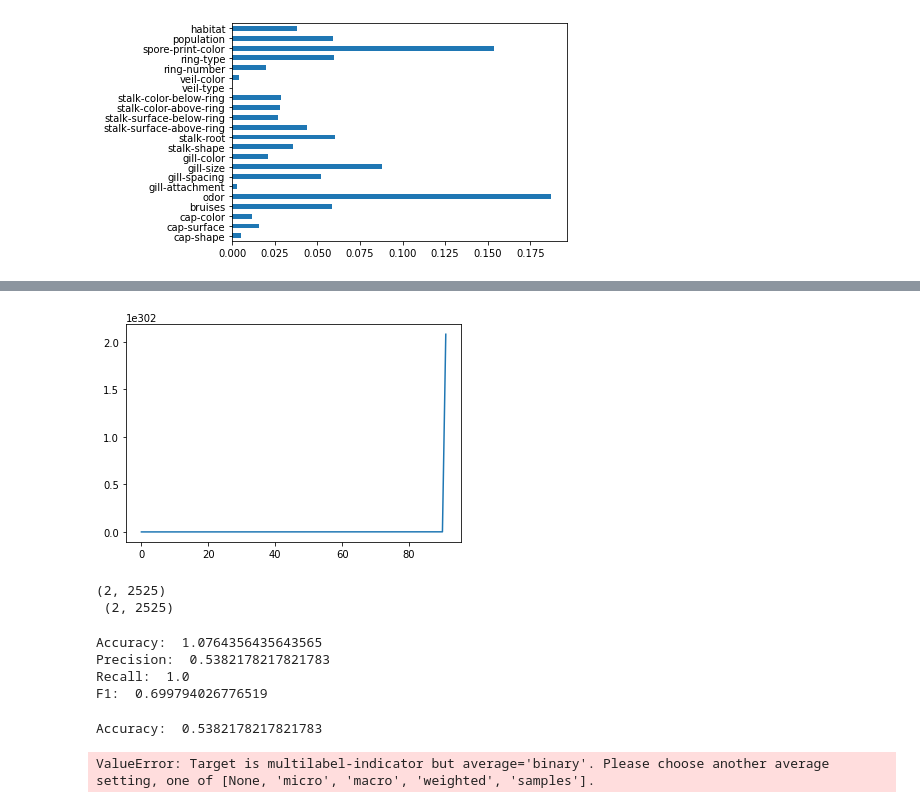
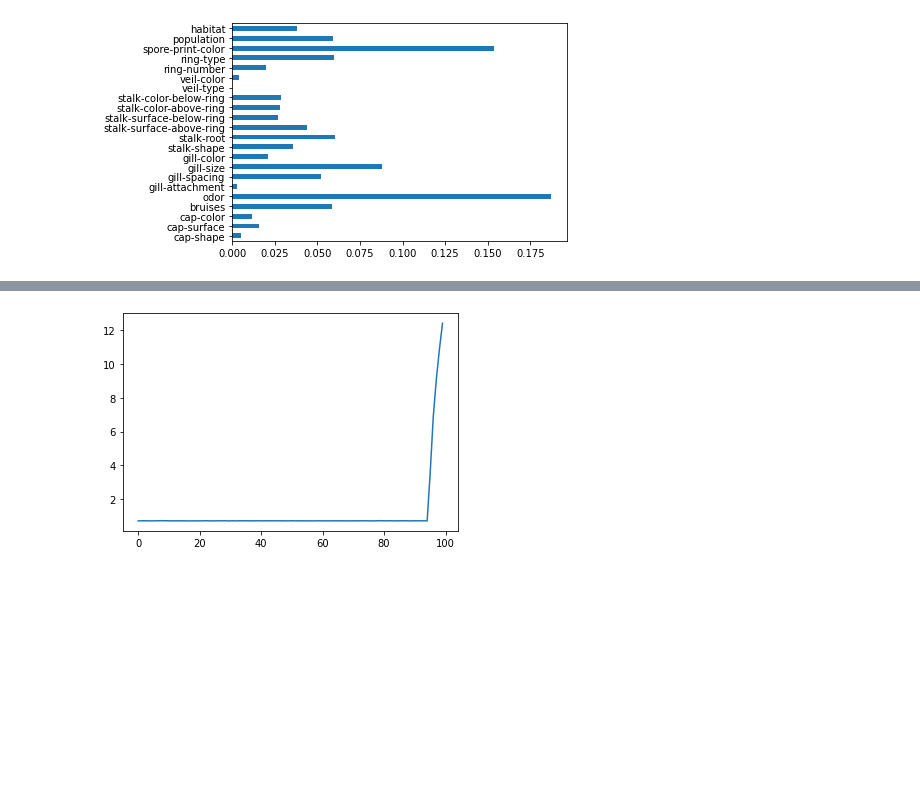
Before and after one commit to va1korion/AI_fundamentals, a Jupyter notebook: lab2/Shrooms.ipynb, the cells around one changed output, grey strips where cells are left out. Cells and saved outputs as stored; diff of their text form; code cells hidden in the pictures; blank space fills up the shorter version.

```diff
--- a/lab2/Shrooms.ipynb
+++ b/lab2/Shrooms.ipynb
@@ -108,23 +105,26 @@ class Network:
 
     # binary cross-entropy
     def bce(self, y_pred, y):
-        p = y
-        q = y_pred + 1e-8
-        ans = (q - p)/(q * (1 - q)) + np.log((1 - q) / q)
+        ans = -1 * (y * np.log(y_pred) + (1-y)*np.log(1-y_pred))
         return np.mean(ans)
 
     # and its derivative
     def dbce(self, y_pred, y):
-        p = y
         q = y_pred + 1e-8
-        ans = (q - p)/(q * (1 - q)) + np.log((1 - q) / q)
+        p = y + 1e-8
+        ans = (q - p)/(q * (1 - q)) + np.log(np.abs((1 - q) / q))
+        # ans = (q - p)/(q * (1 - q))
+        # ans = np.log(np.abs((1 - q) / q))
+        #print("DBCE")
+        #print("pred: "+ str(p)+ " actual: "+str(q)+" delta: "+str(np.mean(ans)))
         return ans
 
+    #sigmoid
     def f(self, x):
         return 1/(1+np.exp(-x))
 
     def df(self, x):
-        return self.f(x)*(1-self.f(x))
+        return np.exp(x)/np.square(1+np.exp(x))
 
     def tanh(self, x):
         return np.tanh(x)
@@ -137,10 +137,10 @@ class Network:
         self.batch_size = batch
         self.lr = learning_rate
     # functions
-        self.activation_fn = self.tanh
-        self.activation_dfn = self.dtanh
-        self.loss_fn = self.mse
-        self.loss_dfn = self.dmse
+        self.activation_fn = self.f
+        self.activation_dfn = self.df
+        self.loss_fn = self.bce
+        self.loss_dfn = self.dbce
     # parameters
         self.W = self._init_weights(architecture)
         self.b = self._init_biases(architecture)
@@ -206,23 +206,25 @@ class Network:
 
 
     def predict(self, X):
-        a = X.reshape(22, X.shape[0])
+        a = X.reshape(X.shape[1], X.shape[0])
         # compute hidden and output layers
         for i in range(self.depth):
             a = np.matmul(self.W[i], a) + self.b[i]
-            if i != self.depth-1:
+            if i != self.depth:
                 a = self.activation_fn(a)
         return a
 # %%
 X_train, X_test, y_train, y_test = train_test_split(X, Y, test_size=0.3, random_state=42)
 X_train = np.array(X_train)
 X_test = np.array(X_test)
+#y_train = np.array(y_train)
+#y_test = np.array(y_test)
 y_train = np.array(pd.get_dummies(np.array(y_train))).T
 y_test = np.array(pd.get_dummies(np.array(y_test))).T
 
 net_arch = (22, 14, 7, 2)
-net = Network(net_arch, 100, 0.0001)
-epoch_losses = net.train(X_train, y_train, epochs=150)
+net = Network(net_arch, 1, 0.001)
+epoch_losses = net.train(X_train, y_train, epochs=100)
 plt.plot(epoch_losses)
 print(f"First epoch loss - {epoch_losses[0]}\nLast epoch loss - {epoch_losses[-1]}")
 # %% [output]
@@ -231,4 +233,4 @@ Last epoch loss - nan
-[figure, old version]
+[figure, new version]
 # %%
 def R_square(y_pred, y):
     y_mean = np.mean(y)
@@ -260,25 +262,15 @@ ypred_test = net.predict(X_test)
 ypred_test.reshape(2525, 2)
 ypred_test = np.round(ypred_test)
 print(ypred_test.shape, '\n', y_test.shape)
+ypred_test
-# %% [output]
-(2, 2525)
- (2, 2525)
 # %%
 print('Accuracy: ', acc(y_test.T, ypred_test.T, [1, 0]))
 print('Precision: ', prec(y_test.T, ypred_test.T, [1, 0]))
 print('Recall: ', rec(y_test.T, ypred_test.T, [1, 0]))
 print('F1: ', f1(y_test.T, ypred_test.T, [1, 0]))
-# %% [output]
-Accuracy:  1.0764356435643565
-Precision:  0.5382178217821783
-Recall:  1.0
-F1:  0.699794026776519
 # %%
 from sklearn.metrics import precision_score, recall_score, f1_score, accuracy_score
 print('Accuracy: ', accuracy_score(y_test.T, ypred_test.T ))
 print('Precision: ', precision_score(y_test.T, ypred_test.T))
 print('Recall: ', recall_score(y_test.T, ypred_test.T))
 print('F1: ', f1_score(y_test.T, ypred_test.T))
-# %% [output]
-Accuracy:  0.5382178217821783
-ValueError: Target is multilabel-indicator but average='binary'. Please choose another average setting, one of [None, 'micro', 'macro', 'weighted', 'samples'].
```
Also changed, not shown: parts of 2 cells of this notebook.
